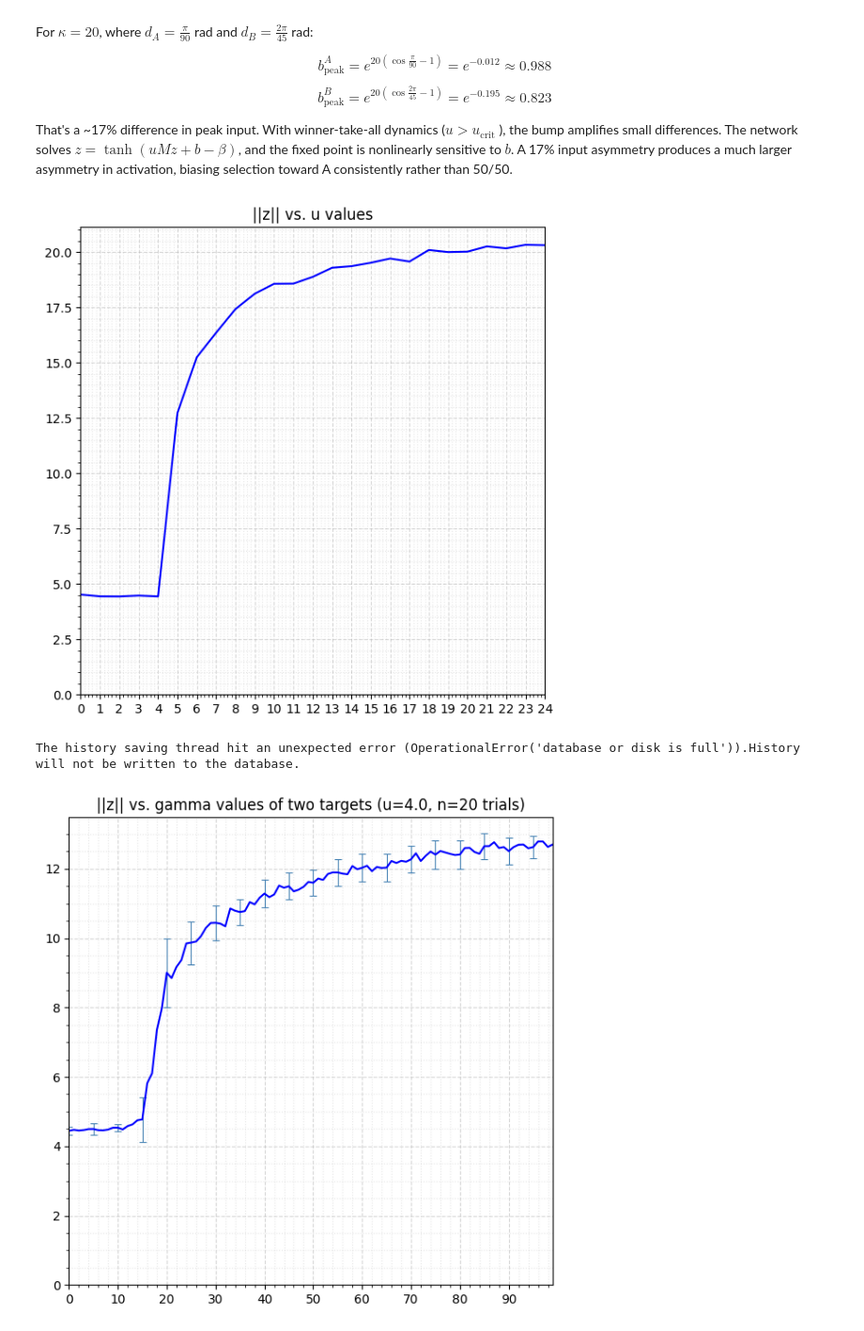
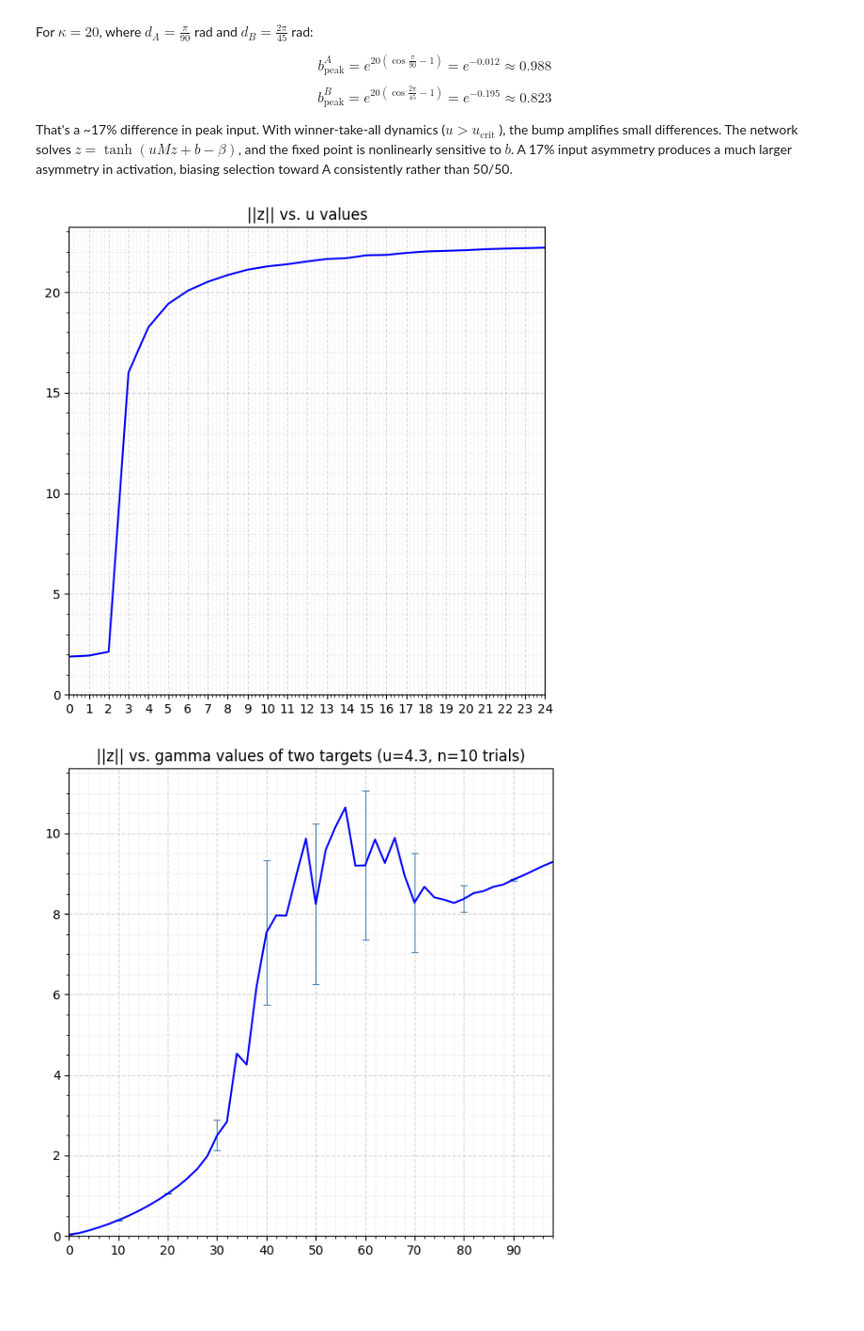
Before and after one commit to noah-ginzburg/RANController, a Jupyter notebook: RAN/mean_field_model_3d.ipynb, the cells around one changed output. Shown at 94% size. Saved outputs shown, nothing was run; the diff lists cells and outputs as text; code cells hidden in the pictures; blank space fills up the shorter version.

```diff
--- a/RAN/mean_field_model_3d.ipynb
+++ b/RAN/mean_field_model_3d.ipynb
@@ -295,17 +295,17 @@ nodes = cartesian_to_polar_3D(icosphere.points.copy())
 
 # Parameters
 N_s   = 10 * 4**nsub +2
-beta = 1.5
+beta = 1.0
 v = 0.5
-dt = 0.4
+dt = 0.1
 sigma = 0.5
 kappa = 20.0
-u = 4.0
+u = 3.0
 J = 5
 
 target1 = [2.0, 0, np.pi/2, 20.0]   #distance, phi, theta, quality
 target2 = [2.0, (-np.pi), np.pi/2, 20.0]   #distance, phi, theta, quality
-targets = []
+targets = [target1, target2]
 # %%
 # Node positions and connectivity
 alphas, M = genetate_connection_matrix(nodes, 0, J, v)
@@ -335,7 +335,7 @@ print(u_crit)
 0.968
 # %%
 T = 200
-u=4.0
+u=3.0
 sigma=1.5
 b = generate_sensory_input(nodes, targets, kappa)
 # b = generate_equal_sensory_input(nodes, targets, kappa)
@@ -463,44 +464,43 @@ for num in range(len(u_vals)):
 
 plot_scatter_regular(u_vals, z_vals_mean, 1, "||z|| vs. u values")
 # %% [output]
-[figure, old version]
+[figure, new version]
 # %%
 # Static RAN run, sweep gamma (quality) of two targets, averaged over trials
 
 # reset targets — quality gets mutated in place below
 target1 = [2.0, 0, np.pi/2, 20.0]
 target2 = [2.0, (-np.pi), np.pi/2, 20.0]
 targets = [target1, target2]
 
 gamma_vals = []
-for i in range(0,100):
+for i in range(0,100,2):
     gamma_vals.append(float(i))
 
-n_trials = 20
+n_trials = 10
 T = 200
-u = 4.0
-
+u = 4.3
+beta = 1.5
 z_vals_mean = []
 z_vals_std = []
 
 for num in range(len(gamma_vals)):
     for j in range(len(targets)):
         targets[j][QUALITY] = gamma_vals[num]
 
     trial_norms = []
     for trial in range(n_trials):
         b = generate_sensory_input(nodes, targets, kappa)
         y = generate_RAN_with_history(u, N_s, M, T, dt, sigma, beta, b)
         trial_norms.append(np.linalg.norm(y[-1]))
     z_vals_mean.append(float(np.mean(trial_norms)))
     z_vals_std.append(float(np.std(trial_norms)))
 
-plot_scatter_regular(gamma_vals, z_vals_mean, len(gamma_vals)/10,
+plot_scatter_regular(gamma_vals, z_vals_mean, len(gamma_vals)/5,
                       f"||z|| vs. gamma values of two targets (u={u}, n={n_trials} trials)",
                       yerr=z_vals_std)
 # %% [output]
-The history saving thread hit an unexpected error (OperationalError('database or disk is full')).History will not be written to the database.
-[figure, old version]
+[figure, new version]
 # %%
 n_trials = 100
 T = 400
```
Also changed, not shown: parts of 2 cells of this notebook, 5 other files.
